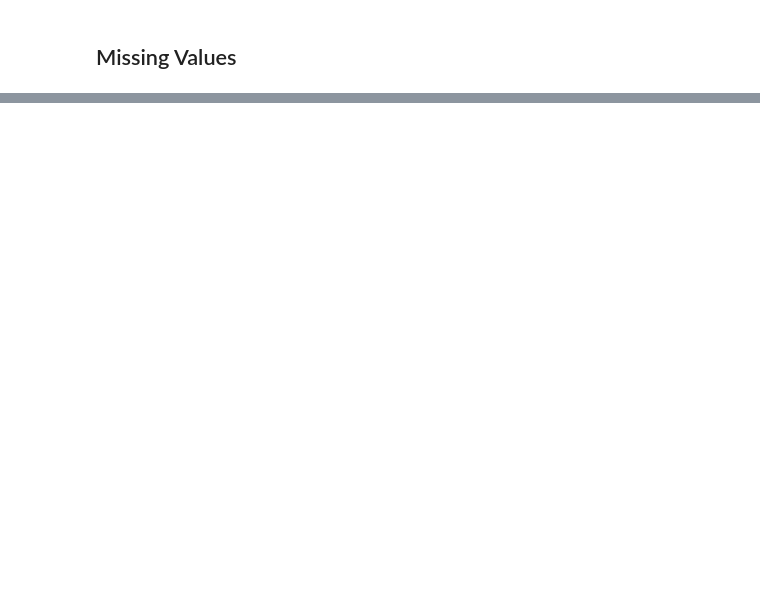
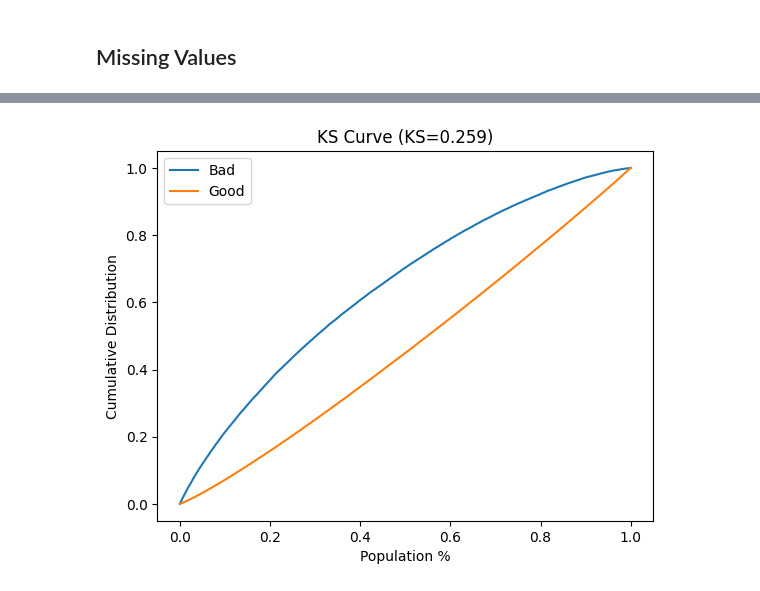
Before and after one commit to xinhaozhang0819-collab/IDS583_Final_Project, a Jupyter notebook: notebooks/exploratory_analysis.ipynb, the cells around one changed output, grey strips where cells are left out. Saved outputs shown, nothing was run; the diff lists cells and outputs as text; code cells hidden in the pictures; blank space fills up the shorter version.

Commit message:
Preprocessing & Logistic Regression Updated

```diff
--- a/notebooks/exploratory_analysis.ipynb
+++ b/notebooks/exploratory_analysis.ipynb
@@ -42,0 +87,8 @@ df.isnull().mean()
+# %%
+# scaling features for logistic regression
+from sklearn.preprocessing import StandardScaler
+
+scaler = StandardScaler()
+
+X_train_scaled = scaler.fit_transform(X_train)
+X_test_scaled = scaler.transform(X_test)
@@ -42,0 +97,12 @@ df.isnull().mean()
+# %%
+from model_pd import *
+
+model = train_logistic(X_train_scaled, y_train)
+
+# PD prediction
+y_pred = predict_pd(model, X_test_scaled)
+
+# evaluation
+metrics = evaluate_model(y_test, y_pred)
+
+print(metrics)
@@ -42,0 +129,31 @@ df.isnull().mean()
+# %%
+# KS curve
+import numpy as np
+import pandas as pd
+import matplotlib.pyplot as plt
+
+data = pd.DataFrame({"y": y_test, "pd": y_pred})
+
+# sort
+data = data.sort_values("pd", ascending=False)
+
+# cumulative
+data["cum_bad"] = data["y"].cumsum() / data["y"].sum()
+data["cum_good"] = (1 - data["y"]).cumsum() / (1 - data["y"]).sum()
+
+data["pct"] = np.arange(len(data)) / len(data)
+
+# KS
+ks = np.max(data["cum_bad"] - data["cum_good"])
+
+# plot
+plt.plot(data["pct"], data["cum_bad"], label="Bad")
+plt.plot(data["pct"], data["cum_good"], label="Good")
+
+plt.title(f"KS Curve (KS={ks:.3f})")
+plt.xlabel("Population %")
+plt.ylabel("Cumulative Distribution")
+plt.legend()
+plt.show()
+# %% [output]
+[figure, added]
```
Also changed, not shown: parts of 29 cells of this notebook, 7 other files.
